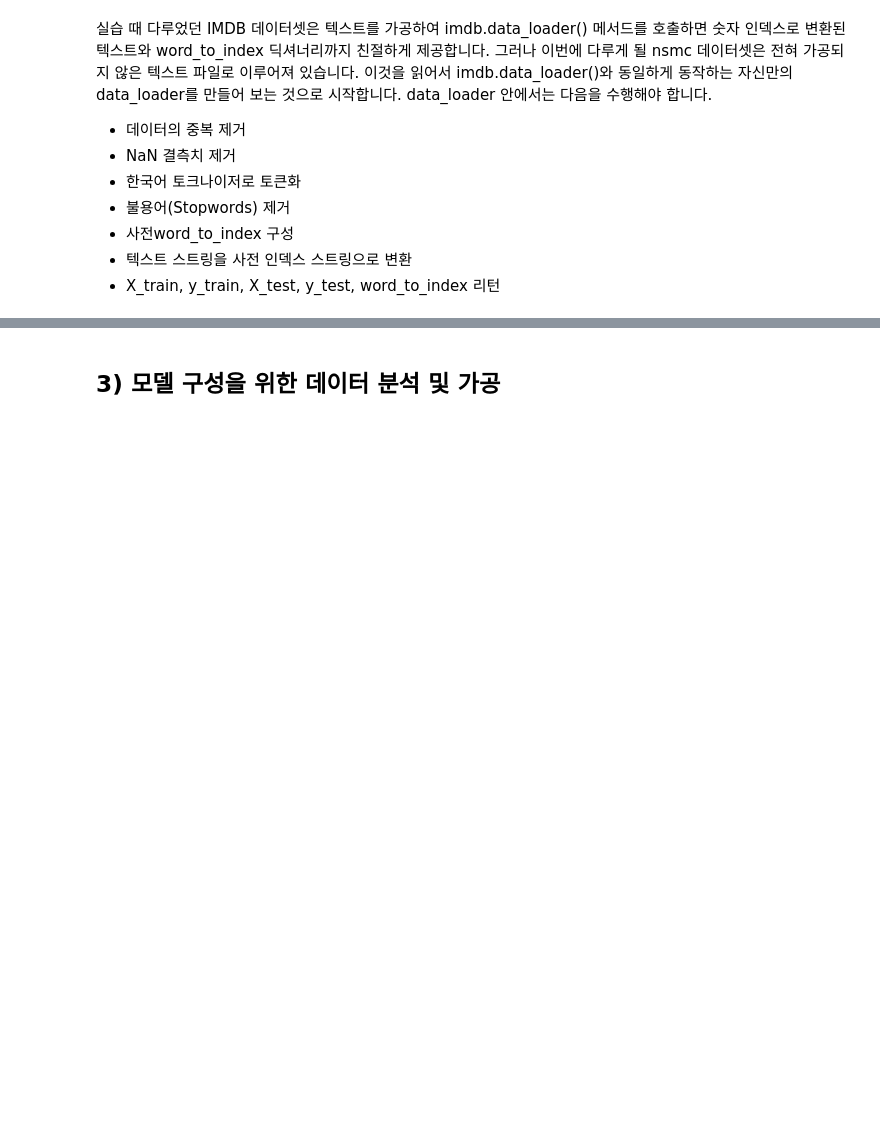
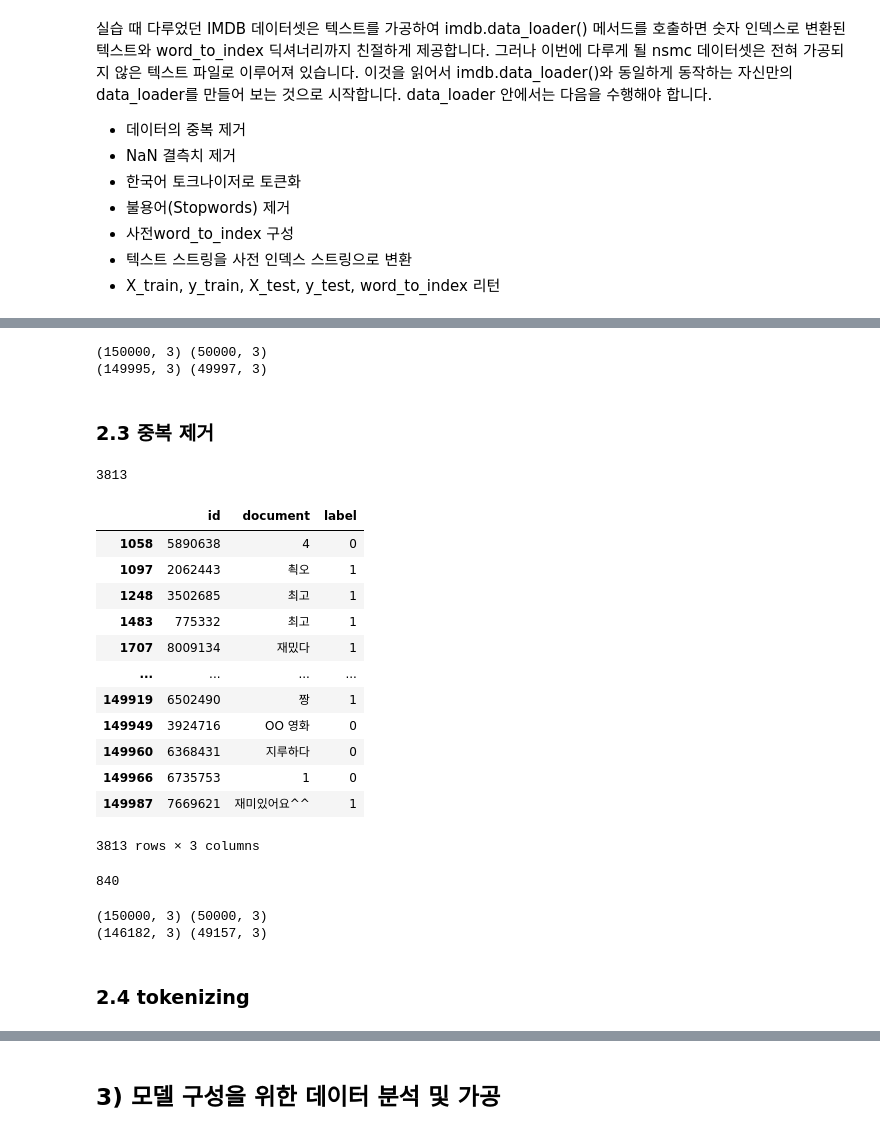
Before and after one commit to seuyon0101/aiffel, a Jupyter notebook: [E-08] 영화리뷰 텍스트 감성부석하기.ipynb, the cells around one changed output, grey strips where cells are left out. Drawn from its saved outputs; the diff is of its cells as text; code cells hidden in the pictures; blank space fills up the shorter version.

```diff
--- a/[E-08] 영화리뷰 텍스트 감성부석하기.ipynb
+++ b/[E-08] 영화리뷰 텍스트 감성부석하기.ipynb
@@ -8,11 +8,15 @@
 오늘 우리는 딥러닝을 통해 텍스트에 담긴 감성을 분석(Sentimental Analysis)하는 방법을 배워 볼 것입니다. 구체적으로는 IMDb나 네이버 영화 리뷰 텍스트에 담긴 이용자의 감성이 긍정적인지 혹은 부정적인지를 분류(Classification) 할 수 있는 딥러닝 모델을 만들어 볼 것입니다.
 # %% [markdown]
 ## 1) 데이터 준비와 확인
+# %%
+path = '../data/sentiment_analysis'
 # %%
 import pandas as pd
 
 # 데이터를 읽어봅시다.
-train_data = pd.read_table('~/aiffel/sentiment_classification/data/ratings_train.txt')
-test_data = pd.read_table('~/aiffel/sentiment_classification/data/ratings_test.txt')
+train_data = pd.read_table(path +'/ratings_train.txt')
+test_data = pd.read_table(path + '/ratings_test.txt')
 
-train_data.head()
+train = train_data.copy()
+test = test_data.copy()
+train.head()
@@ -30,0 +87,31 @@ train_data.head()
+# %%
+print(train_data.shape, test_data.shape)
+print(train.shape,test.shape) #삭제 된 것을 확인
+# %% [output]
+(150000, 3) (50000, 3)
+(149995, 3) (49997, 3)
+# %% [markdown]
+### 2.3 중복 제거
+# %%
+#check duplicated
+print(train.duplicated(subset='document').sum()) #train에 3813중복 데이터 발견
+train.loc[train.duplicated(subset='document') == True]
+# %% [output]
+3813
+|  | id | document | label |
+| 1058 | 5890638 | 4 | 0 |
+| 1097 | 2062443 | 쵝오 | 1 |
+| 1248 | 3502685 | 최고 | 1 |
+| 1483 | 775332 | 최고 | 1 |
+| 1707 | 8009134 | 재밌다 | 1 |
+| ... | ... | ... | ... |
+| 149919 | 6502490 | 짱 | 1 |
+| 149949 | 3924716 | OO 영화 | 0 |
+| 149960 | 6368431 | 지루하다 | 0 |
+| 149966 | 6735753 | 1 | 0 |
+| 149987 | 7669621 | 재미있어요^^ | 1 |
+3813 rows × 3 columns
+# %%
+print(test.duplicated(subset='document').sum()) #test에도 840개 발견
+# %% [output]
+840
@@ -30,0 +123,8 @@ train_data.head()
+# %%
+print(train_data.shape, test_data.shape)
+print(train.shape,test.shape) #삭제 된 것을 확인
+# %% [output]
+(150000, 3) (50000, 3)
+(146182, 3) (49157, 3)
+# %% [markdown]
+### 2.4 tokenizing
```
Also changed, not shown: parts of 16 cells of this notebook, 1 other file.
